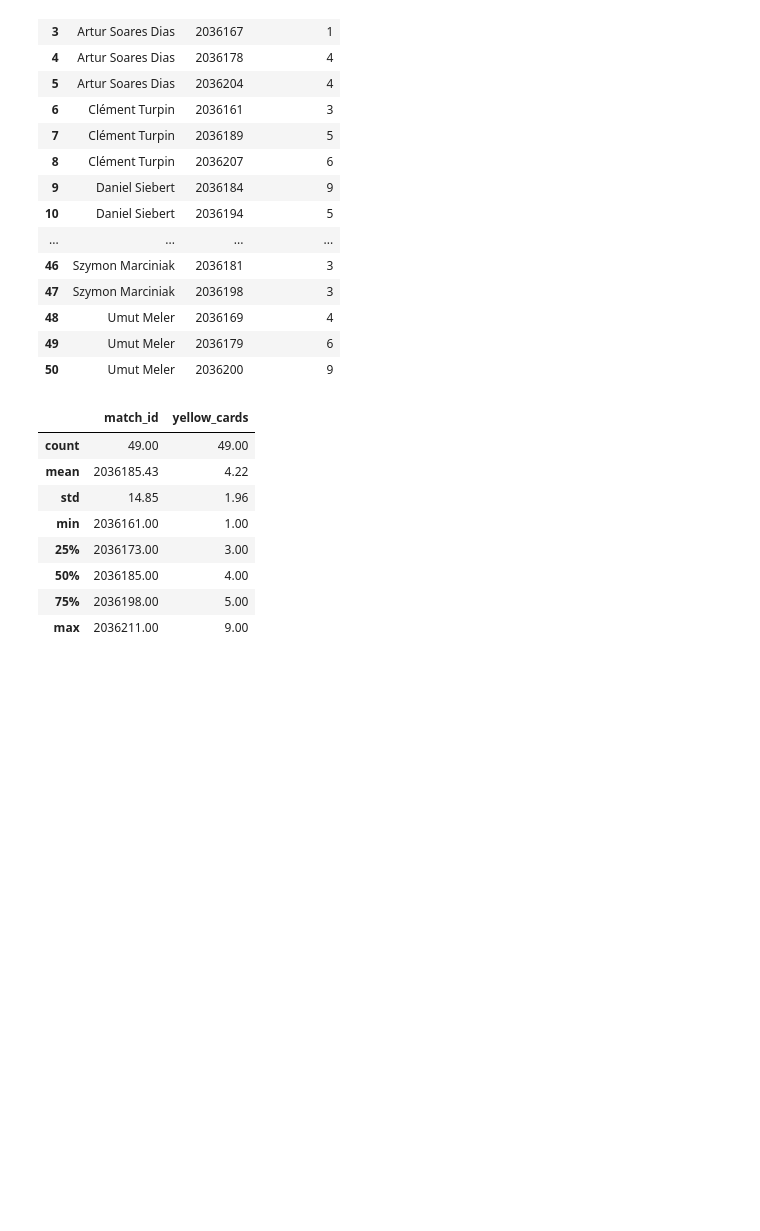
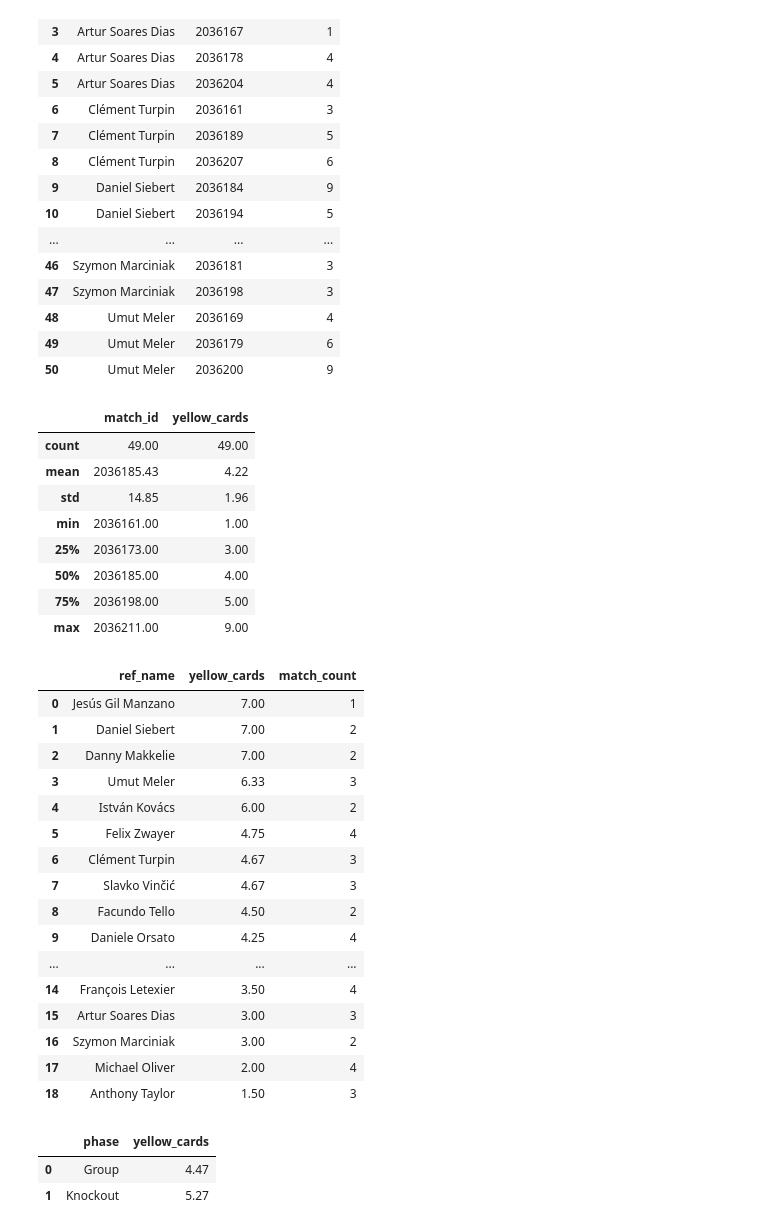
Before and after one commit to Ccj0203/UEFA_DataAnalysis, a Jupyter notebook: code/UEFA_DataAnalysis_Analysis.ipynb, the cells around one changed output. Drawn from its saved outputs; the diff is of its cells as text; code cells hidden in the pictures; blank space fills up the shorter version.

```diff
--- a/code/UEFA_DataAnalysis_Analysis.ipynb
+++ b/code/UEFA_DataAnalysis_Analysis.ipynb
@@ -69,4 +73,6 @@ df_ref_yellow_cards_match
 # %%
+# 各比赛黄牌数排除异常值
+df_ref_yellow_cards_match = df_ref_cards_match.drop('red_cards', axis=1)
 df_ref_yellow_cards_match_drop = df_ref_yellow_cards_match.drop(df_ref_yellow_cards_match[df_ref_yellow_cards_match.match_id.isin([2036195, 2036205])].index, inplace=False)
 df_ref_yellow_cards_match_drop
 # %% [output]
@@ -99,3 +106,42 @@ df_ref_yellow_cards_match_drop.describe().round(2)
 | 50% | 2036185.00 | 4.00 |
 | 75% | 2036198.00 | 5.00 |
 | max | 2036211.00 | 9.00 |
+# %%
+# 黄牌数数据分析
+df_ref_yellow_cards_mean = df_ref_yellow_cards_match_drop.groupby('ref_name', as_index=False)['yellow_cards'].mean().sort_values(by='yellow_cards', ascending=False).round(2)
+df_ref_yellow_cards_mean
+
+df_ref_match_count = df_ref_match.groupby('ref_name', as_index=False)['match_id'].count().sort_values(by='match_id', ascending=False)
+df_ref_match_count.columns = ['ref_name', 'match_count']
+df_ref_match_count
+
+df_ref_yellow_cards_result = df_ref_yellow_cards_mean.merge(df_ref_match_count, on='ref_name', how='left')
+df_ref_yellow_cards_result
+# %% [output]
+|  | ref_name | yellow_cards | match_count |
+| 0 | Jesús Gil Manzano | 7.00 | 1 |
+| 1 | Daniel Siebert | 7.00 | 2 |
+| 2 | Danny Makkelie | 7.00 | 2 |
+| 3 | Umut Meler | 6.33 | 3 |
+| 4 | István Kovács | 6.00 | 2 |
+| 5 | Felix Zwayer | 4.75 | 4 |
+| 6 | Clément Turpin | 4.67 | 3 |
+| 7 | Slavko Vinčić | 4.67 | 3 |
+| 8 | Facundo Tello | 4.50 | 2 |
+| 9 | Daniele Orsato | 4.25 | 4 |
+| ... | ... | ... | ... |
+| 14 | François Letexier | 3.50 | 4 |
+| 15 | Artur Soares Dias | 3.00 | 3 |
+| 16 | Szymon Marciniak | 3.00 | 2 |
+| 17 | Michael Oliver | 2.00 | 4 |
+| 18 | Anthony Taylor | 1.50 | 3 |
+# %%
+# 各阶段黄牌数
+df_yellow_cards_phase = df_ref_cards_match[['match_id', 'yellow_cards']].merge(df_match_data[['match_id', 'match_round_name']], on='match_id', how='left')
+df_yellow_cards_phase['phase'] = df_yellow_cards_phase.apply(lambda x: 'Group' if x['match_round_name'] == 'Group stage' else 'Knockout', axis=1)
+df_yellow_cards_phase
+df_yellow_cards_phase.groupby('phase', as_index=False)['yellow_cards'].mean().round(2)
+# %% [output]
+|  | phase | yellow_cards |
+| 0 | Group | 4.47 |
+| 1 | Knockout | 5.27 |
```
Also changed, not shown: parts of 6 cells of this notebook.
